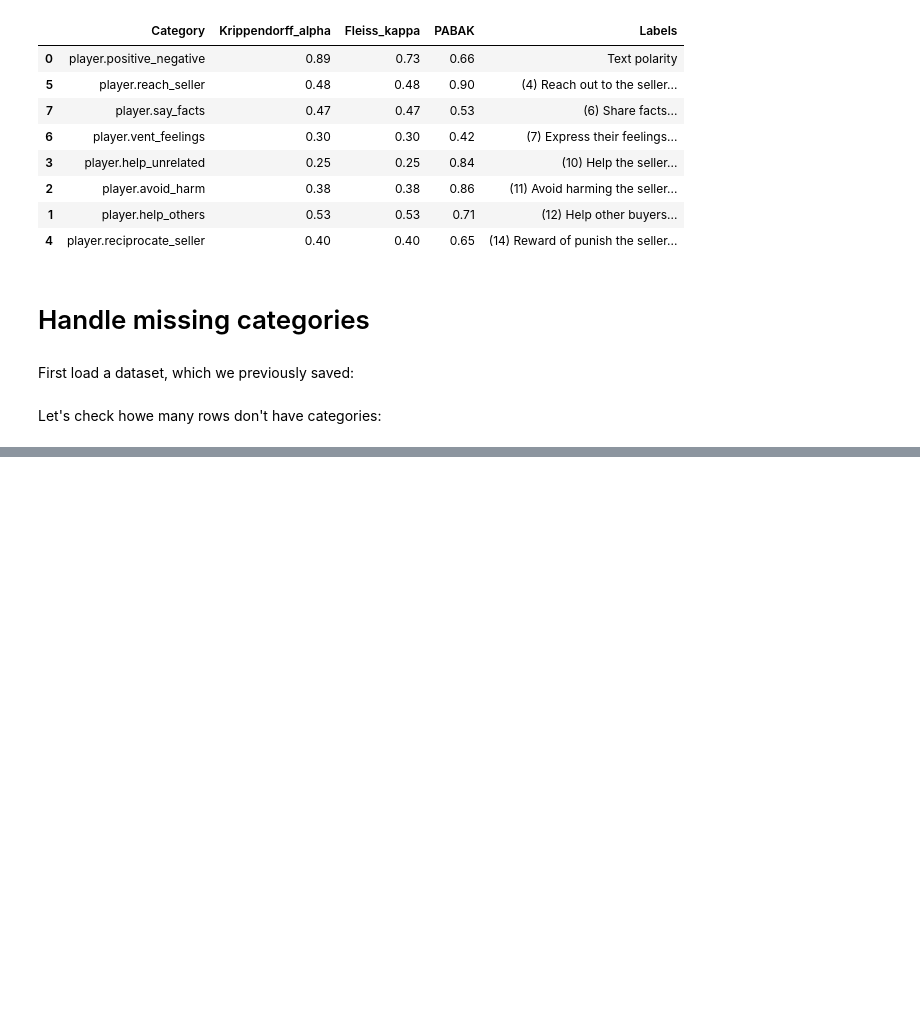
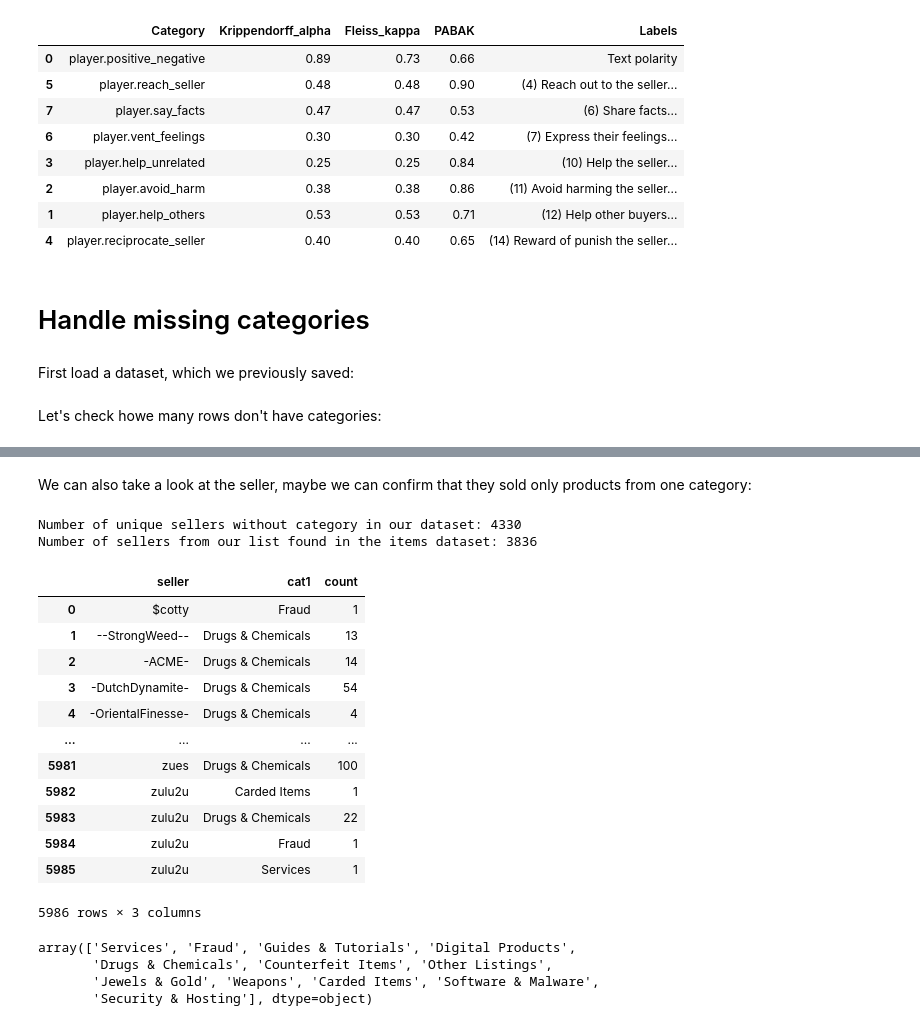
Before and after one commit to GregoryG3/Thesis, a Jupyter notebook: INITIALIZATION.ipynb, the cells around one changed output, grey strips where cells are left out. Saved outputs shown, nothing was run; the diff lists cells and outputs as text; code cells hidden in the pictures; blank space fills up the shorter version.

Commit message:
Verification null in category column

```diff
--- a/INITIALIZATION.ipynb
+++ b/INITIALIZATION.ipynb
@@ -1123,5 +1123,6 @@ irr_results_df
 First load a dataset, which we previously saved:
 # %%
 df_predict = pd.read_csv(join(PROCESSED_DIR, "data_for_prediction.csv"), encoding='latin1')
+df_items = pd.read_csv(join(FEEDBACK_DIR,"ab_items.csv"), encoding='latin1')
 # %% [markdown]
 Let's check howe many rows don't have categories:
@@ -1128,2 +1135,2 @@ Let's check howe many rows don't have categories:
 # %%
-df_predict[df_predict['category'].isna()== True].sum()
+df_nocategory = df_predict[df_predict['category'].isna()== True]
@@ -1131,0 +1137,3 @@ df_predict[df_predict['category'].isna()== True].sum()
+# %%
+# convert 'itemid' to integer
+df_nocategory.loc[:,'itemid'] = df_nocategory['itemid'].astype(float).astype(pd.Int64Dtype())
@@ -1149,0 +1168,33 @@ df_nocomment
+# %% [markdown]
+We can also take a look at the seller, maybe we can confirm that they sold only products from one category:
+# %%
+seller_list = df_nocategory['seller'].unique()
+df_items_seller = df_items[df_items['seller'].isin(seller_list)]
+print(f"Number of unique sellers without category in our dataset: {seller_list.shape[0]}")
+print(f"Number of sellers from our list found in the items dataset: {df_items_seller['seller'].nunique()}")
+# %% [output]
+Number of unique sellers without category in our dataset: 4330
+Number of sellers from our list found in the items dataset: 3836
+# %%
+df_items_seller.groupby(['seller', 'cat1']).size().reset_index(name='count')
+# %% [output]
+|  | seller | cat1 | count |
+| 0 | $cotty | Fraud | 1 |
+| 1 | --StrongWeed-- | Drugs & Chemicals | 13 |
+| 2 | -ACME- | Drugs & Chemicals | 14 |
+| 3 | -DutchDynamite- | Drugs & Chemicals | 54 |
+| 4 | -OrientalFinesse- | Drugs & Chemicals | 4 |
+| ... | ... | ... | ... |
+| 5981 | zues | Drugs & Chemicals | 100 |
+| 5982 | zulu2u | Carded Items | 1 |
+| 5983 | zulu2u | Drugs & Chemicals | 22 |
+| 5984 | zulu2u | Fraud | 1 |
+| 5985 | zulu2u | Services | 1 |
+5986 rows × 3 columns
+# %%
+df_items['cat1'].unique()
+# %% [output]
+array(['Services', 'Fraud', 'Guides & Tutorials', 'Digital Products',
+       'Drugs & Chemicals', 'Counterfeit Items', 'Other Listings',
+       'Jewels & Gold', 'Weapons', 'Carded Items', 'Software & Malware',
+       'Security & Hosting'], dtype=object)
```
Also changed, not shown: parts of 11 cells of this notebook.
